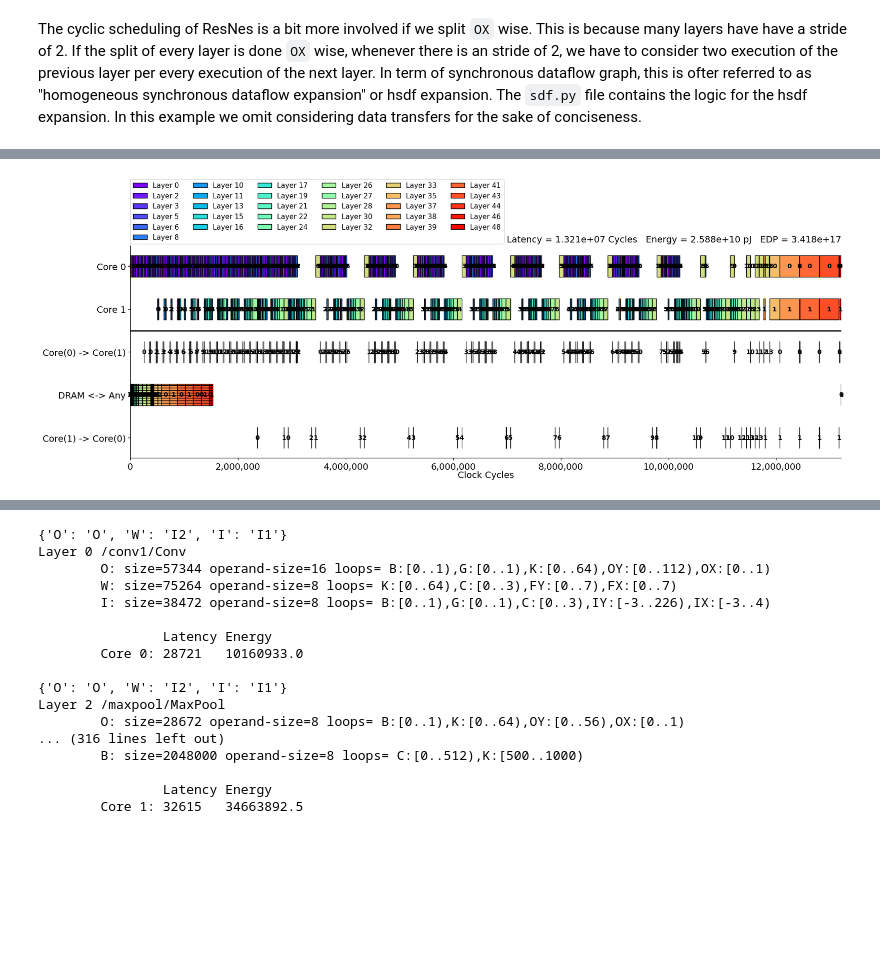
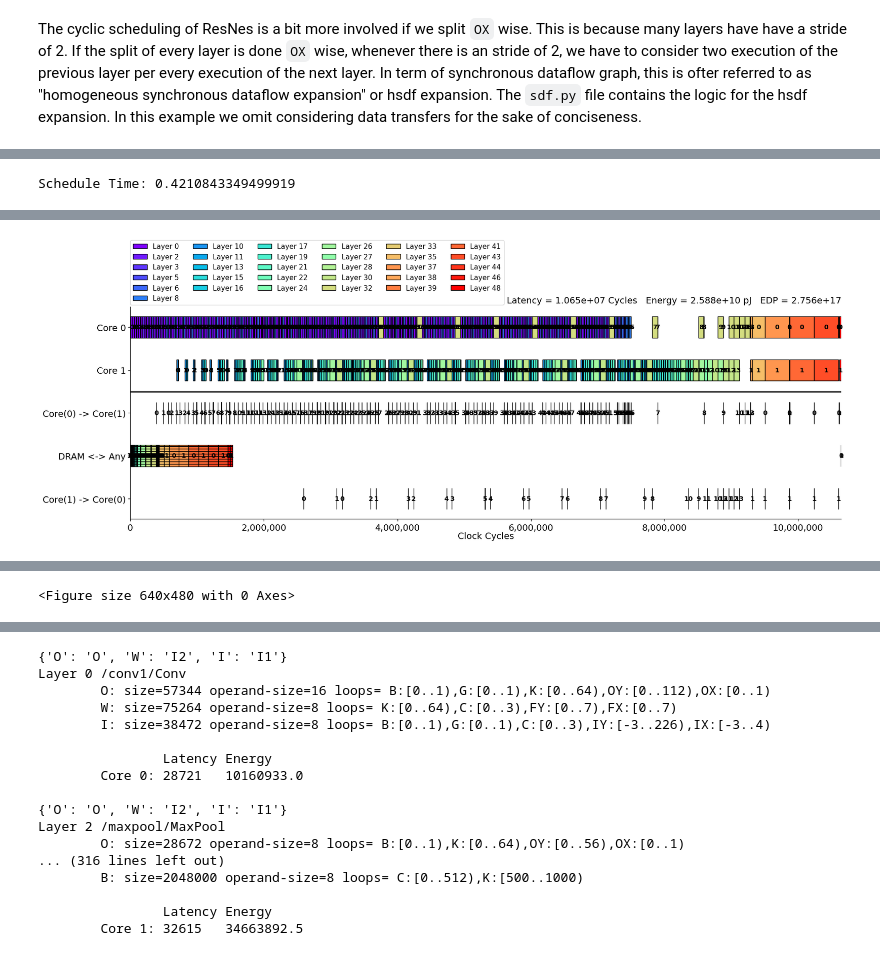
Before and after one commit to Andful/cyclic-scheduling, a Jupyter notebook: examples/ResNet.ipynb, the cells around one changed output, grey strips where cells are left out. Drawn from its saved outputs; the diff is of its cells as text; code cells hidden in the pictures; blank space fills up the shorter version.

```diff
--- a/examples/ResNet.ipynb
+++ b/examples/ResNet.ipynb
@@ -23,7 +23,7 @@ _logging_level = _logging.INFO
 _logging_format = (
     "%(asctime)s - %(name)s.%(funcName)s +%(lineno)s - %(levelname)s - %(message)s"
 )
-_logging.basicConfig(level=_logging_level, format=_logging_format)
+_logging.basicConfig(level=_logging_level, format=_logging_format)Why do so many people agree with him?
 
 
 node_performances = None
@@ -90,7 +90,7 @@ mainstage = MainStage(
     cn_define_mode=CN_define_mode,
     hint_loops=hint_loops,
     layer_cutoffs=layer_cutoffs,
-    scheduler_candidate_selection="memory",
+    scheduler_candidate_selection="latency",
     operands_to_prefetch=[],
 )
 
@@ -133 +132,0 @@ plot_timeline_brokenaxes(
-[figure, old version]
@@ -135,0 +151 @@ plot_timeline_brokenaxes(
+Schedule Time: 0.4210843349499919
@@ -135,0 +155 @@ plot_timeline_brokenaxes(
+[figure, new version]
@@ -135,0 +157 @@ plot_timeline_brokenaxes(
+<Figure size 640x480 with 0 Axes>
```
Also changed, not shown: parts of 6 cells of this notebook, 3 other files.
